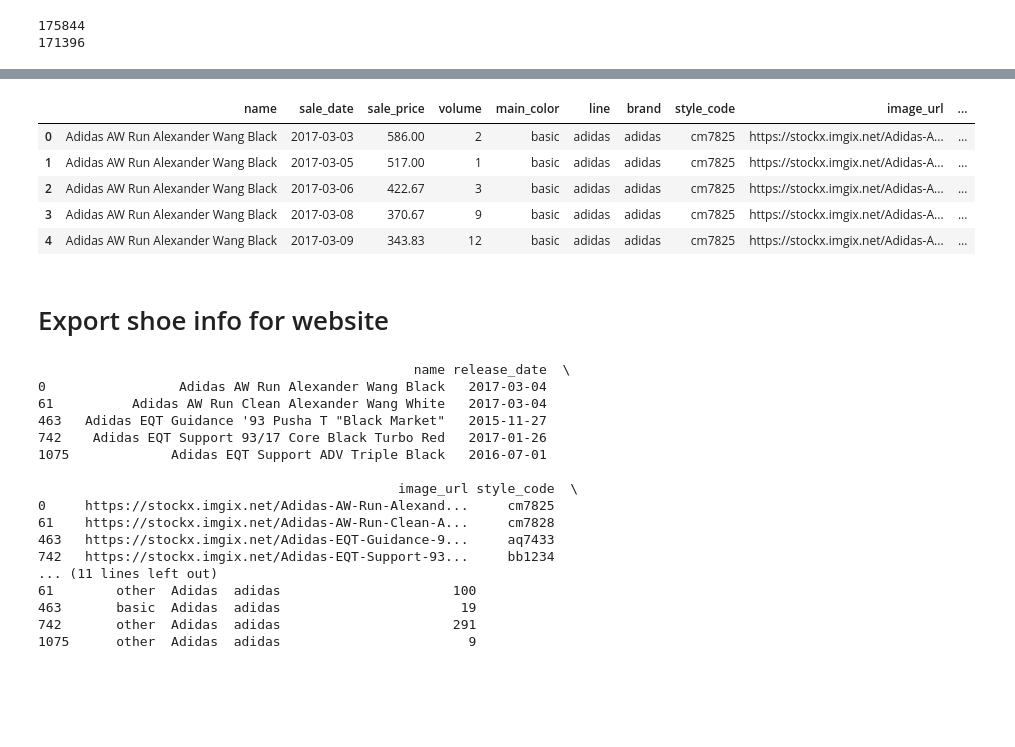
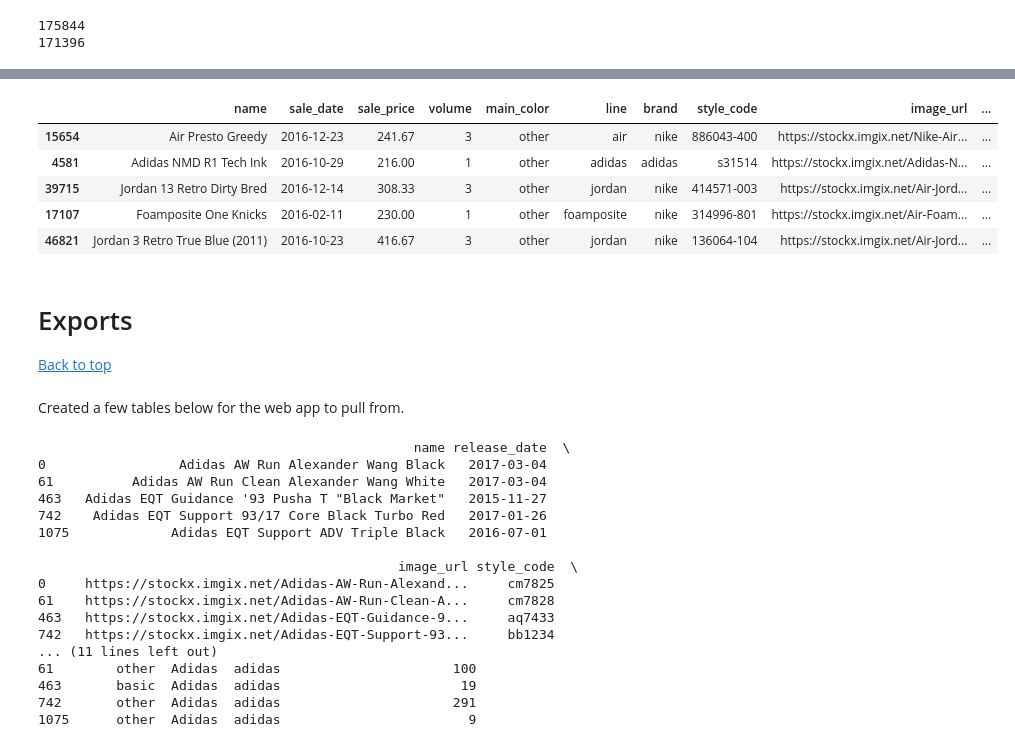
Before and after one commit to maludee/sneaker-forecast-app, a Jupyter notebook: price_model_by_day.ipynb, the cells around one changed output, grey strips where cells are left out. Saved outputs shown, nothing was run; the diff lists cells and outputs as text; code cells hidden in the pictures; blank space fills up the shorter version.

Commit message:
added sneaker table file

```diff
--- a/price_model_by_day.ipynb
+++ b/price_model_by_day.ipynb
@@ -363,28 +354,19 @@ sales_history.head()
 # %%
-# sales_history = sales_history.set_index('sale_date_time')
-# sales_history['date'] = sales_history.index.date
+# Aggregate to sales by day
 shoes = sales_history[['name', 'sale_date', 'sale_price']].groupby(['name', 'sale_date'])
 shoes = shoes.aggregate(['mean', 'count']).reset_index()
 
-# droplevel 0 drops one of the headers
+# Collapse the header
 shoes.columns = shoes.columns.droplevel(0)
 
-# convert groupby object to dataframe
+# Convert groupby object to dataframe & name columns
 shoes = pd.DataFrame(shoes)
 shoes.columns = ['name', 'sale_date', 'sale_price', 'volume']
 sales_history = sales_history.reset_index()
 
 # add back in the other information about the shoe
-more_info = sales_history[['name', 'main_color', 'line', 'brand', 'style_code', 'image_url', 'release_date', 'original_retail', 'colorway']].drop_duplicates()
+more_info = (sales_history[['name', 'main_color', 'line', 'brand', 'style_code', 'image_url',
+                           'release_date', 'original_retail', 'colorway']]
+             .drop_duplicates())
+
 shoes = shoes.merge(more_info, on = 'name')
-shoes['log_sale_price'] = np.log(shoes.sale_price)
-shoes.head()
-# %% [output]
-|  | name | sale_date | sale_price | volume | main_color | line | brand | style_code | image_url | ... |
-| 0 | Adidas AW Run Alexander Wang Black | 2017-03-03 | 586.00 | 2 | basic | adidas | adidas | cm7825 | https://stockx.imgix.net/Adidas-A... | ... |
-| 1 | Adidas AW Run Alexander Wang Black | 2017-03-05 | 517.00 | 1 | basic | adidas | adidas | cm7825 | https://stockx.imgix.net/Adidas-A... | ... |
-| 2 | Adidas AW Run Alexander Wang Black | 2017-03-06 | 422.67 | 3 | basic | adidas | adidas | cm7825 | https://stockx.imgix.net/Adidas-A... | ... |
-| 3 | Adidas AW Run Alexander Wang Black | 2017-03-08 | 370.67 | 9 | basic | adidas | adidas | cm7825 | https://stockx.imgix.net/Adidas-A... | ... |
-| 4 | Adidas AW Run Alexander Wang Black | 2017-03-09 | 343.83 | 12 | basic | adidas | adidas | cm7825 | https://stockx.imgix.net/Adidas-A... | ... |
-# %% [markdown]
-# Export shoe info for website
@@ -390,0 +376,15 @@ shoes.head()
+# %%
+shoes.sample(5)
+# %% [output]
+|  | name | sale_date | sale_price | volume | main_color | line | brand | style_code | image_url | ... |
+| 15654 | Air Presto Greedy | 2016-12-23 | 241.67 | 3 | other | air | nike | 886043-400 | https://stockx.imgix.net/Nike-Air... | ... |
+| 4581 | Adidas NMD R1 Tech Ink | 2016-10-29 | 216.00 | 1 | other | adidas | adidas | s31514 | https://stockx.imgix.net/Adidas-N... | ... |
+| 39715 | Jordan 13 Retro Dirty Bred | 2016-12-14 | 308.33 | 3 | other | jordan | nike | 414571-003 | https://stockx.imgix.net/Air-Jord... | ... |
+| 17107 | Foamposite One Knicks | 2016-02-11 | 230.00 | 1 | other | foamposite | nike | 314996-801 | https://stockx.imgix.net/Air-Foam... | ... |
+| 46821 | Jordan 3 Retro True Blue (2011) | 2016-10-23 | 416.67 | 3 | other | jordan | nike | 136064-104 | https://stockx.imgix.net/Air-Jord... | ... |
+# %% [markdown]
+<a id='export'></a>
+# Exports
+[Back to top](#top)
+# %% [markdown]
+Created a few tables below for the web app to pull from.
```
Also changed, not shown: parts of 6 cells of this notebook, 1 other file.
